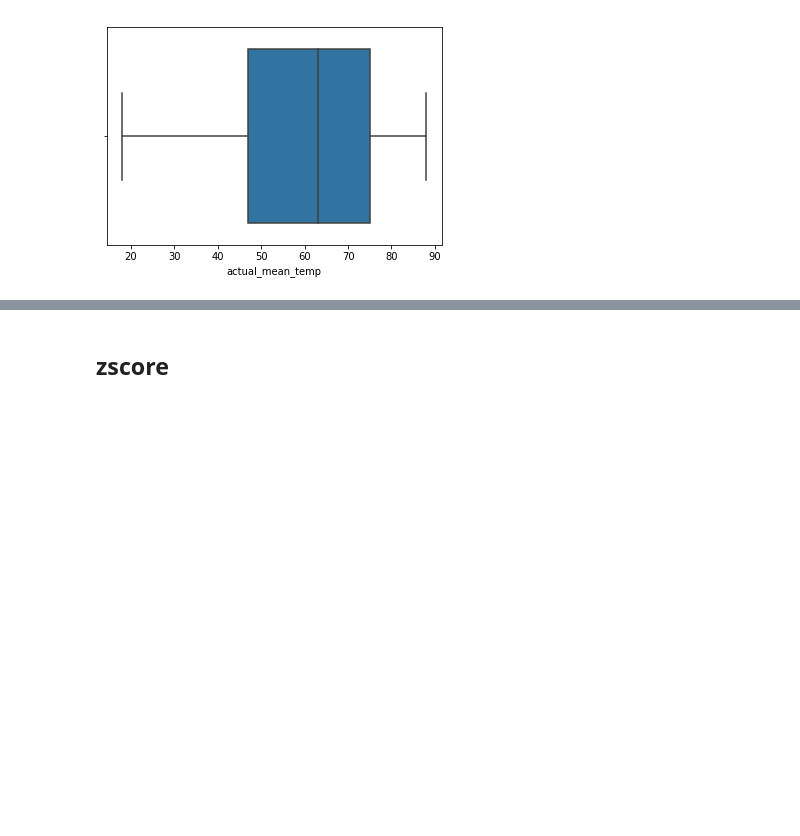
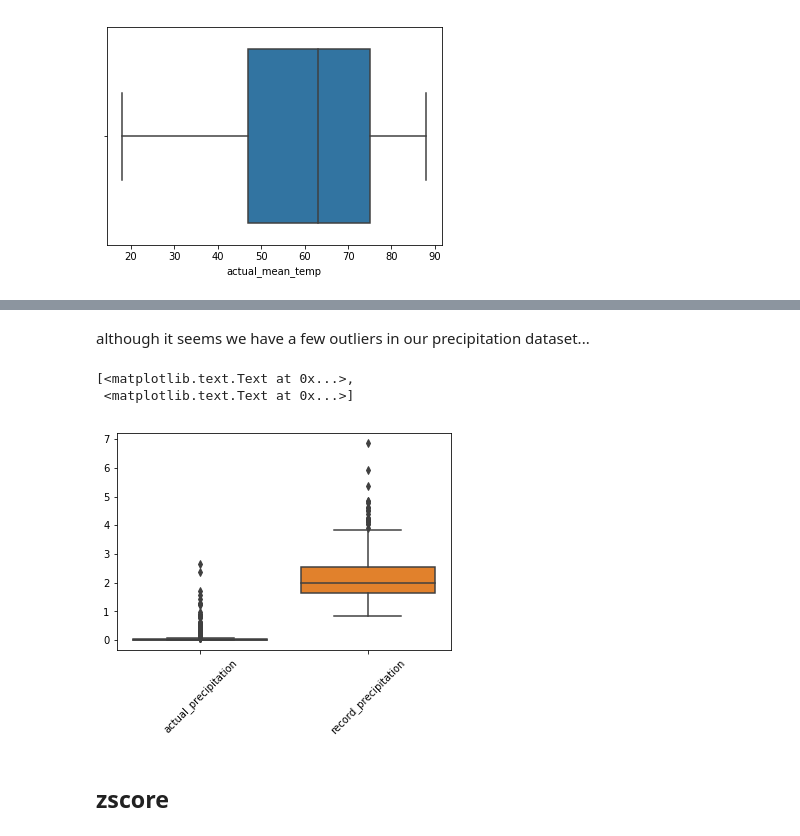
Before and after one commit to VMawson/Data_Science_Tutorials, a Jupyter notebook: DescriptiveStats-quartiles&outliers.ipynb, the cells around one changed output, grey strips where cells are left out. Cells and saved outputs as stored; diff of their text form; code cells hidden in the pictures; blank space fills up the shorter version.

```diff
--- a/DescriptiveStats-quartiles&outliers.ipynb
+++ b/DescriptiveStats-quartiles&outliers.ipynb
@@ -118,3 +131,12 @@ sns.boxplot(x=data['actual_mean_temp'])
+# %% [markdown]
+although it seems we have a few outliers in our precipitation dataset...
+# %%
+boxplot_rain=sns.boxplot(data=drop_date[['actual_precipitation','record_precipitation']])
+boxplot_rain.set_xticklabels(boxplot_rain.get_xticklabels(), rotation=45)
+# %% [output]
+[<matplotlib.text.Text at 0x...>,
+ <matplotlib.text.Text at 0x...>]
+[figure, added]
 # %% [markdown]
 ## zscore
 # %% [markdown]
```
Also changed, not shown: parts of 13 cells of this notebook.
